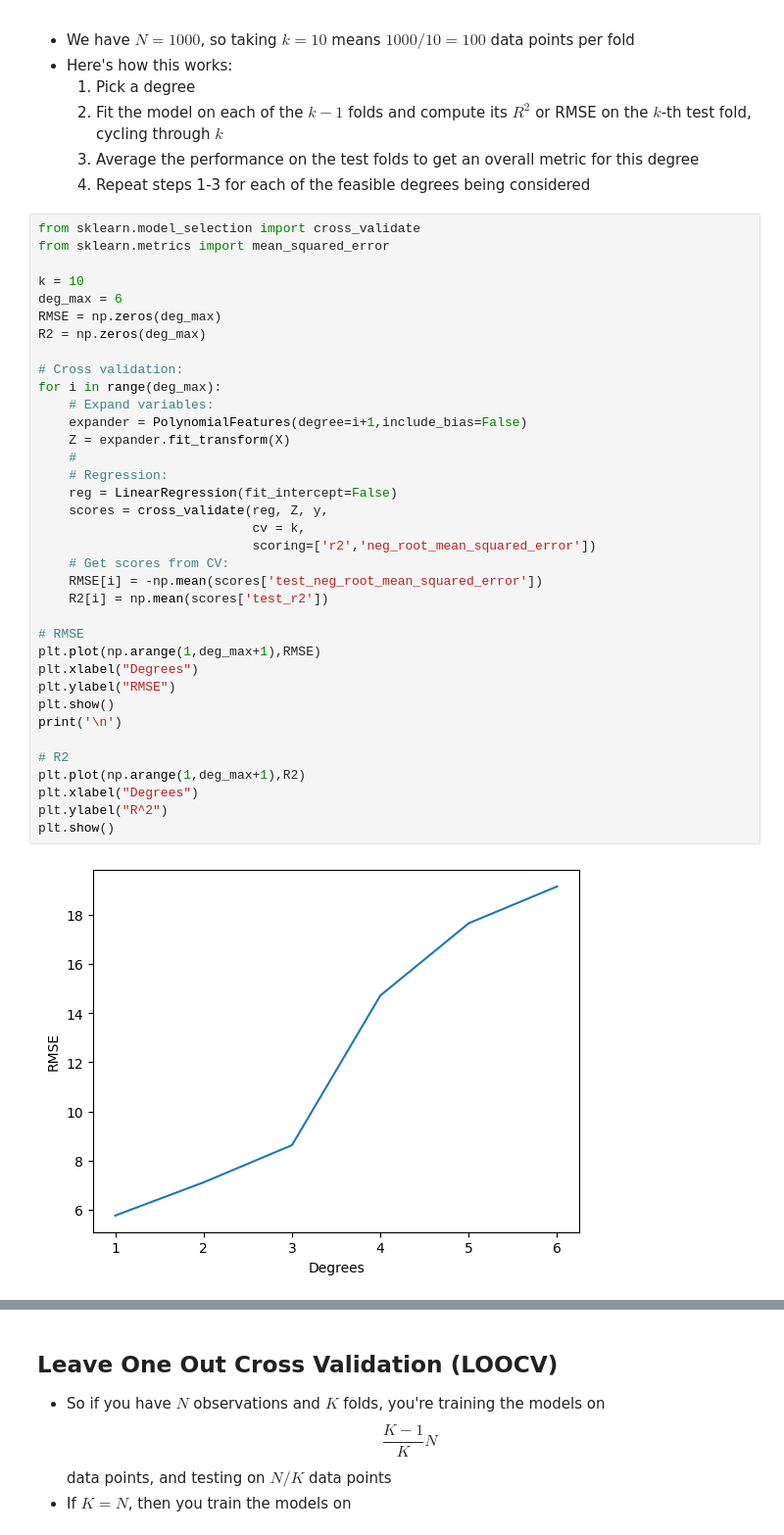
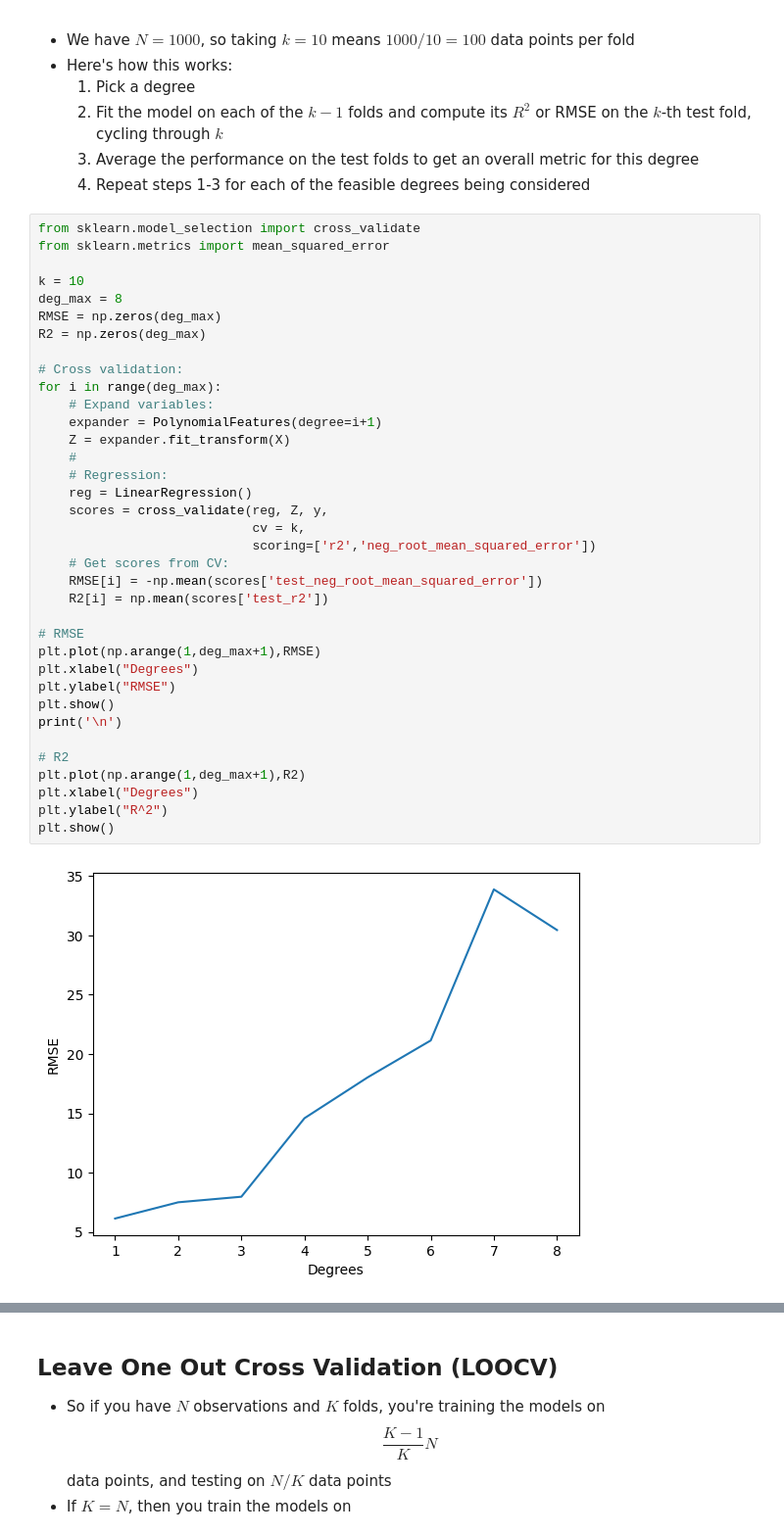
Before and after one commit to vrhughes/cv_and_lasso, a Jupyter notebook: cv_and_lasso.ipynb, the cells around one changed output, grey strips where cells are left out. Shown at 98% size. Drawn from its saved outputs; the diff is of its cells as text.

```diff
--- a/cv_and_lasso.ipynb
+++ b/cv_and_lasso.ipynb
@@ -209,36 +229,36 @@ from sklearn.model_selection import cross_validate
 from sklearn.metrics import mean_squared_error
 
 k = 10
-deg_max = 6
+deg_max = 8
 RMSE = np.zeros(deg_max)
 R2 = np.zeros(deg_max)
 
 # Cross validation:
 for i in range(deg_max):
     # Expand variables:
-    expander = PolynomialFeatures(degree=i+1,include_bias=False)
+    expander = PolynomialFeatures(degree=i+1)
     Z = expander.fit_transform(X)
     #
     # Regression:
-    reg = LinearRegression(fit_intercept=False)
+    reg = LinearRegression()
     scores = cross_validate(reg, Z, y,
                             cv = k,
                             scoring=['r2','neg_root_mean_squared_error'])
     # Get scores from CV:
     RMSE[i] = -np.mean(scores['test_neg_root_mean_squared_error'])
     R2[i] = np.mean(scores['test_r2'])
 
 # RMSE
 plt.plot(np.arange(1,deg_max+1),RMSE)
 plt.xlabel("Degrees")
 plt.ylabel("RMSE")
 plt.show()
 print('\n')
 
 # R2
 plt.plot(np.arange(1,deg_max+1),R2)
 plt.xlabel("Degrees")
 plt.ylabel("R^2")
 plt.show()
 # %% [output]
-[figure, old version]
+[figure, new version]
```
Also changed, not shown: parts of 10 cells of this notebook.
